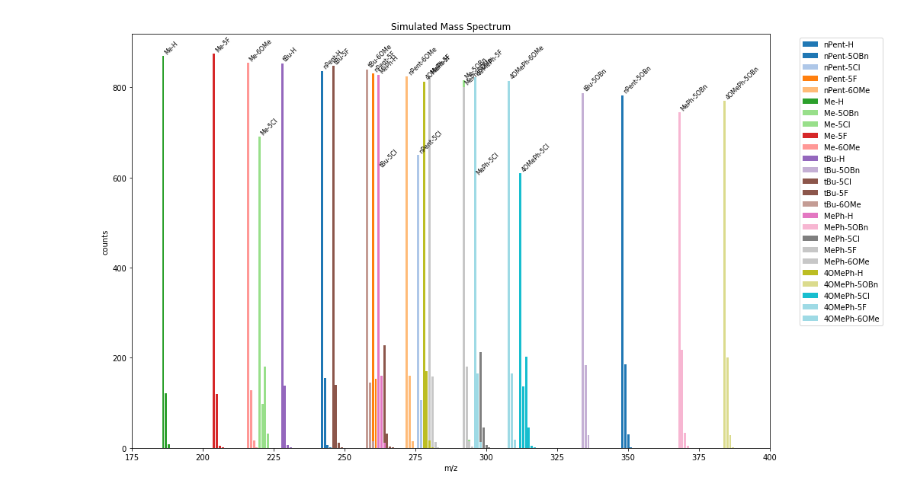
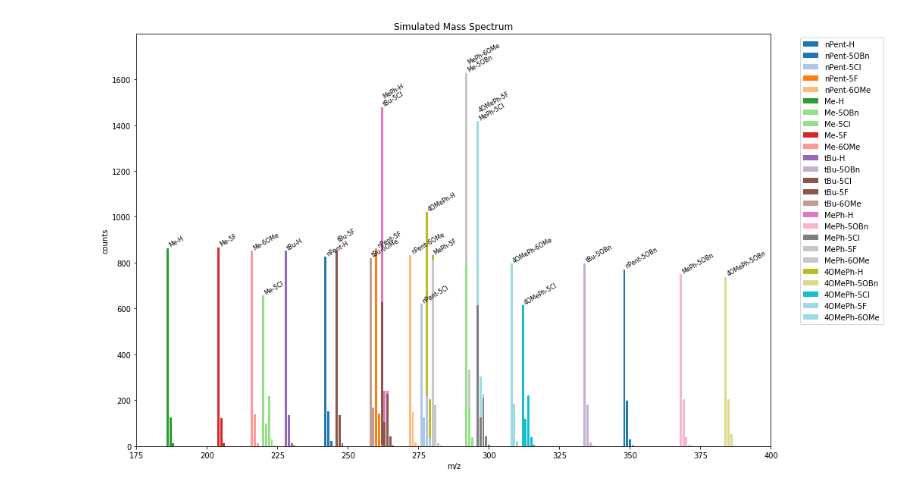
Before and after one commit to corinwagen/PyIsotopeCalculator, a Jupyter notebook: scripts/generate_isotopic_pattern.ipynb, the cells around one changed output. Saved outputs shown, nothing was run; the diff lists cells and outputs as text; code cells hidden in the pictures.

Commit message:
fixed labels

```diff
--- a/scripts/generate_isotopic_pattern.ipynb
+++ b/scripts/generate_isotopic_pattern.ipynb
@@ -71,18 +72,32 @@ for i, aldehyde in enumerate(aldehydes):
 # %%
 low_res_mass = np.arange(x_min,x_max,1)
 figure, axes = plt.subplots(figsize=(15,10))
 axes.set_xlim(left=x_min,right=x_max)
 
 colors = plt.cm.tab20(np.linspace(0,1,len(masses)))
 
+cumulative = [0] * len(low_res_mass)
+
+for index, values in enumerate(masses):
+    #### Draw the bar chart and raise the threshold
+    patches = plt.bar(x=low_res_mass,height=values[0],label=labels[index],color=colors[index],bottom=cumulative)
+    cumulative += values[0]
+
 for index, values in enumerate(masses):
     max_index = np.argmax(values[0])
-    patches = plt.bar(x=low_res_mass,height=values[0],label=labels[index],color=colors[index])
-    axes.text(patches[max_index].get_x() + patches[max_index].get_width()/2, values[0][max_index] + 5, labels[index], ha='left',rotation=45,size=8)
+    axes.text(patches[max_index].get_x() + patches[max_index].get_width()/2, cumulative[max_index] + 5, labels[index], ha='left',rotation=30,size=8)
+
+    #### Prevent overlapping labels - little kludgy but works surprisingly well
+    for x in np.arange(max_index,max_index+5,1):
+        if np.abs(cumulative[x] - cumulative[max_index]) < 100:
+            cumulative[x] += 35
+
+axes.set_ylim(bottom=0,top=np.max(cumulative) + 100)
+
 plt.legend(loc='upper left', bbox_to_anchor=(1.04,1))
 plt.xlabel('m/z')
 plt.ylabel('counts')
 plt.title('Simulated Mass Spectrum')
 plt.show()
 # %% [output]
-[figure, old version]
+[figure, new version]
```
Also changed, not shown: parts of 1 cell of this notebook.
